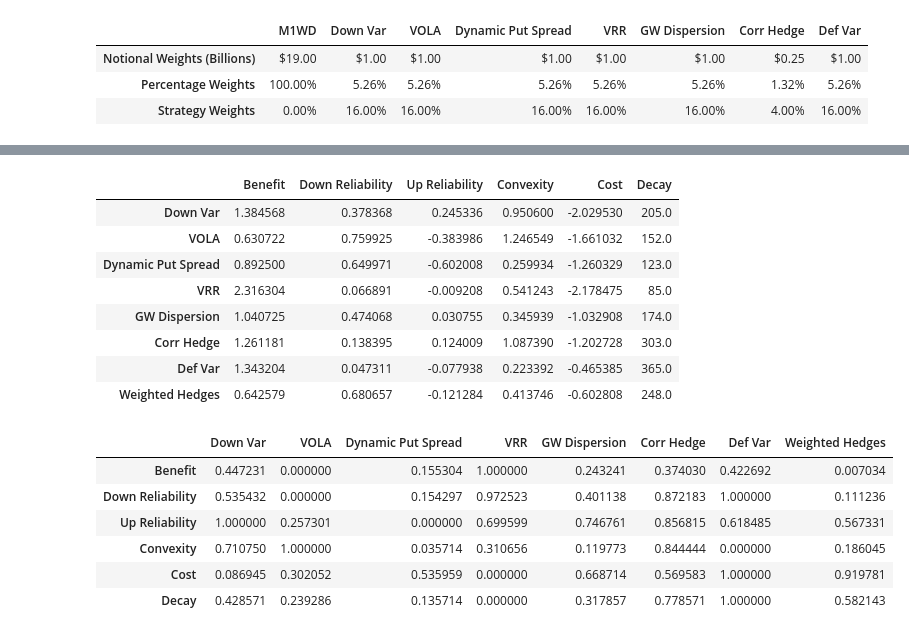
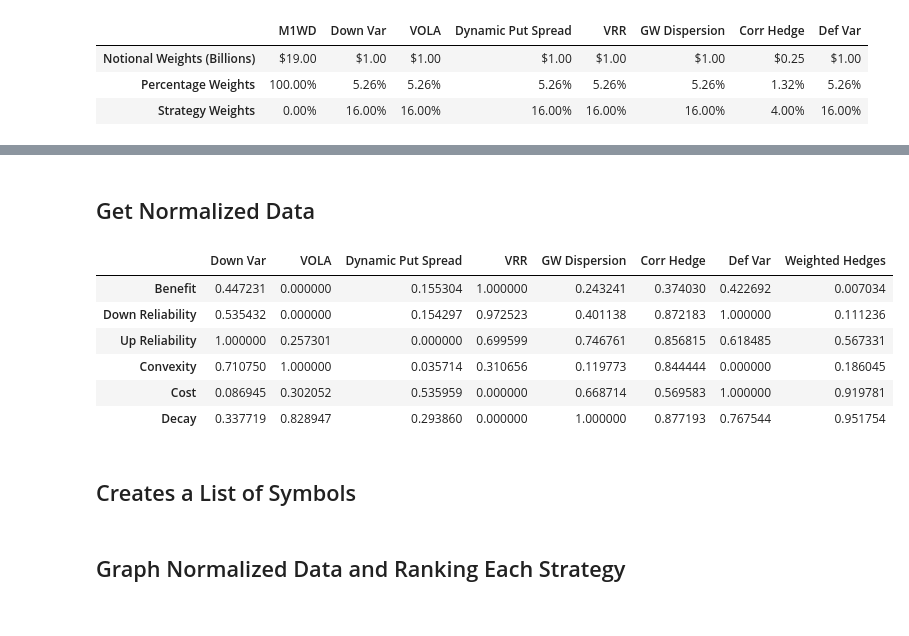
Before and after one commit to pforjoeUPS/RMP, a Jupyter notebook: normalizing_data.ipynb, the cells around one changed output, grey strips where cells are left out. Saved outputs shown, nothing was run; the diff lists cells and outputs as text; code cells hidden in the pictures.

Commit message:
Create new methods to normalize data more efficiently

```diff
--- a/normalizing_data.ipynb
+++ b/normalizing_data.ipynb
@@ -60,29 +46,0 @@ df
-# %%
-#create new function in util with the following and call in get normalized data
-#this function will convert the down reliability to positive
-if 'Down Reliability' in df.columns:
-    df_1 = df.copy()
-    for x in df.index:
-        df_1['Down Reliability'][x] = -(df['Down Reliability'][x])
-df_1
-# %% [output]
-|  | Benefit | Down Reliability | Up Reliability | Convexity | Cost | Decay |
-| Down Var | 1.384568 | 0.378368 | 0.245336 | 0.950600 | -2.029530 | 205.0 |
-| VOLA | 0.630722 | 0.759925 | -0.383986 | 1.246549 | -1.661032 | 152.0 |
-| Dynamic Put Spread | 0.892500 | 0.649971 | -0.602008 | 0.259934 | -1.260329 | 123.0 |
-| VRR | 2.316304 | 0.066891 | -0.009208 | 0.541243 | -2.178475 | 85.0 |
-| GW Dispersion | 1.040725 | 0.474068 | 0.030755 | 0.345939 | -1.032908 | 174.0 |
-| Corr Hedge | 1.261181 | 0.138395 | 0.124009 | 1.087390 | -1.202728 | 303.0 |
-| Def Var | 1.343204 | 0.047311 | -0.077938 | 0.223392 | -0.465385 | 365.0 |
-| Weighted Hedges | 0.642579 | 0.680657 | -0.121284 | 0.413746 | -0.602808 | 248.0 |
-# %%
-df_normal= summary.get_normalized_data(df)
-df_normal
-# %% [output]
-|  | Down Var | VOLA | Dynamic Put Spread | VRR | GW Dispersion | Corr Hedge | Def Var | Weighted Hedges |
-| Benefit | 0.447231 | 0.000000 | 0.155304 | 1.000000 | 0.243241 | 0.374030 | 0.422692 | 0.007034 |
-| Down Reliability | 0.535432 | 0.000000 | 0.154297 | 0.972523 | 0.401138 | 0.872183 | 1.000000 | 0.111236 |
-| Up Reliability | 1.000000 | 0.257301 | 0.000000 | 0.699599 | 0.746761 | 0.856815 | 0.618485 | 0.567331 |
-| Convexity | 0.710750 | 1.000000 | 0.035714 | 0.310656 | 0.119773 | 0.844444 | 0.000000 | 0.186045 |
-| Cost | 0.086945 | 0.302052 | 0.535959 | 0.000000 | 0.668714 | 0.569583 | 1.000000 | 0.919781 |
-| Decay | 0.428571 | 0.239286 | 0.135714 | 0.000000 | 0.317857 | 0.778571 | 1.000000 | 0.582143 |
@@ -99,0 +47,15 @@ symbols.iloc[0] = r
+# %% [markdown]
+## Get Normalized Data
+# %%
+df_normal= summary.get_normalized_hedge_metrics(returns, equity_bmk, notional_weights, weighted_hedge = True)
+df_normal
+# %% [output]
+|  | Down Var | VOLA | Dynamic Put Spread | VRR | GW Dispersion | Corr Hedge | Def Var | Weighted Hedges |
+| Benefit | 0.447231 | 0.000000 | 0.155304 | 1.000000 | 0.243241 | 0.374030 | 0.422692 | 0.007034 |
+| Down Reliability | 0.535432 | 0.000000 | 0.154297 | 0.972523 | 0.401138 | 0.872183 | 1.000000 | 0.111236 |
+| Up Reliability | 1.000000 | 0.257301 | 0.000000 | 0.699599 | 0.746761 | 0.856815 | 0.618485 | 0.567331 |
+| Convexity | 0.710750 | 1.000000 | 0.035714 | 0.310656 | 0.119773 | 0.844444 | 0.000000 | 0.186045 |
+| Cost | 0.086945 | 0.302052 | 0.535959 | 0.000000 | 0.668714 | 0.569583 | 1.000000 | 0.919781 |
+| Decay | 0.337719 | 0.828947 | 0.293860 | 0.000000 | 1.000000 | 0.877193 | 0.767544 | 0.951754 |
+# %% [markdown]
+## Creates a List of Symbols
@@ -100 +78,3 @@ symbols.iloc[0] = r
+# %% [markdown]
+## Graph Normalized Data and Ranking Each Strategy
 # %%
```
Also changed, not shown: parts of 4 cells of this notebook, 3 other files.
